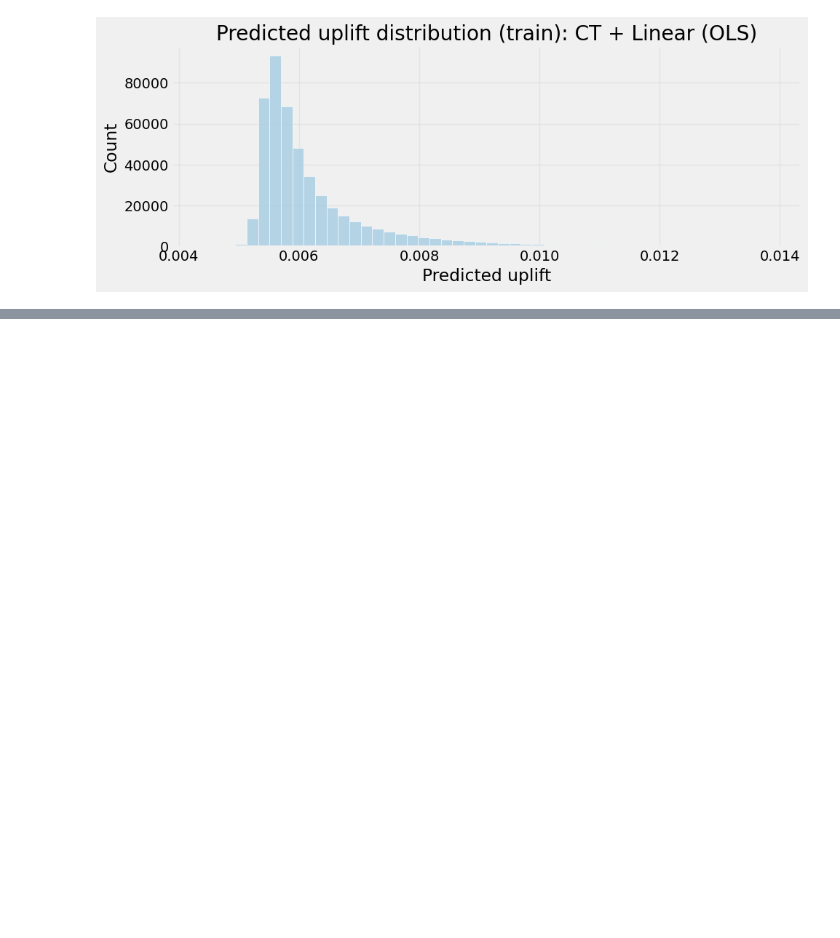
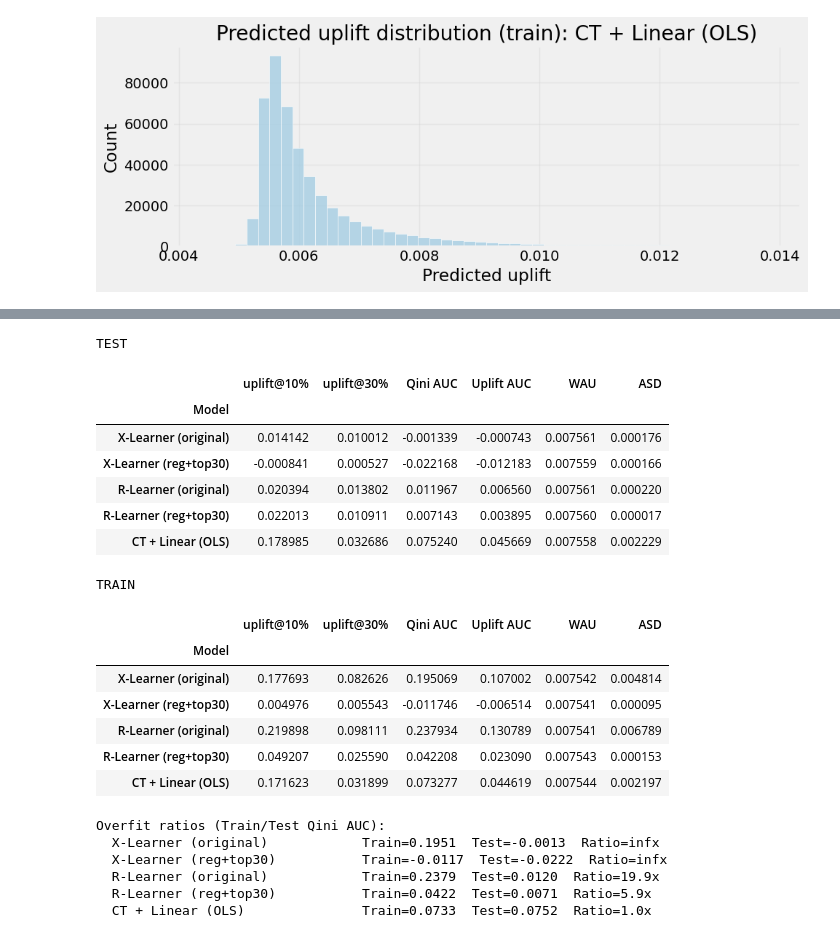
Before and after one commit to Xlemon5/lenta-uplift-modeling, a Jupyter notebook: modeling_core_models.ipynb, the cells around one changed output, grey strips where cells are left out. Cells and saved outputs as stored; diff of their text form; code cells hidden in the pictures; blank space fills up the shorter version.

```diff
--- a/modeling_core_models.ipynb
+++ b/modeling_core_models.ipynb
@@ -413,0 +484,65 @@ Min: 0.0044, Max: 0.0139
+# %%
+# ── Comparison: original vs regularized ──────────────────────────────────────
+comparison = pd.DataFrame([
+    {"Model": "X-Learner (original)",
+     **evaluate_metrics(y_test, predictions["X-Learner (LGBM)"], treatment_test)},
+    {"Model": "X-Learner (reg+top30)",
+     **evaluate_metrics(y_test, xl_reg_test, treatment_test)},
+    {"Model": "R-Learner (original)",
+     **evaluate_metrics(y_test, predictions["R-Learner (LGBM)"], treatment_test)},
+    {"Model": "R-Learner (reg+top30)",
+     **evaluate_metrics(y_test, rl_reg_test, treatment_test)},
+    {"Model": "CT + Linear (OLS)",
+     **evaluate_metrics(y_test, predictions["CT + Linear (OLS)"], treatment_test)},
+]).set_index("Model")
+
+comparison_train = pd.DataFrame([
+    {"Model": "X-Learner (original)",
+     **evaluate_metrics(y_train, predictions_train["X-Learner (LGBM)"], treatment_train)},
+    {"Model": "X-Learner (reg+top30)",
+     **evaluate_metrics(y_train, xl_reg_train, treatment_train)},
+    {"Model": "R-Learner (original)",
+     **evaluate_metrics(y_train, predictions_train["R-Learner (LGBM)"], treatment_train)},
+    {"Model": "R-Learner (reg+top30)",
+     **evaluate_metrics(y_train, rl_reg_train, treatment_train)},
+    {"Model": "CT + Linear (OLS)",
+     **evaluate_metrics(y_train, predictions_train["CT + Linear (OLS)"], treatment_train)},
+]).set_index("Model")
+
+print("TEST")
+display(comparison)
+print()
+print("TRAIN")
+display(comparison_train)
+print()
+
+# Overfit ratios
+print("Overfit ratios (Train/Test Qini AUC):")
+for name in comparison.index:
+    q_tr = comparison_train.loc[name, "Qini AUC"]
+    q_te = comparison.loc[name, "Qini AUC"]
+    ratio = q_tr / q_te if q_te > 0 else float("inf")
+    print(f"  {name:<30s}  Train={q_tr:.4f}  Test={q_te:.4f}  Ratio={ratio:.1f}x")
+# %% [output]
+TEST
+|  | uplift@10% | uplift@30% | Qini AUC | Uplift AUC | WAU | ASD |
+| Model |  |  |  |  |  |  |
+| X-Learner (original) | 0.014142 | 0.010012 | -0.001339 | -0.000743 | 0.007561 | 0.000176 |
+| X-Learner (reg+top30) | -0.000841 | 0.000527 | -0.022168 | -0.012183 | 0.007559 | 0.000166 |
+| R-Learner (original) | 0.020394 | 0.013802 | 0.011967 | 0.006560 | 0.007561 | 0.000220 |
+| R-Learner (reg+top30) | 0.022013 | 0.010911 | 0.007143 | 0.003895 | 0.007560 | 0.000017 |
+| CT + Linear (OLS) | 0.178985 | 0.032686 | 0.075240 | 0.045669 | 0.007558 | 0.002229 |
+TRAIN
+|  | uplift@10% | uplift@30% | Qini AUC | Uplift AUC | WAU | ASD |
+| Model |  |  |  |  |  |  |
+| X-Learner (original) | 0.177693 | 0.082626 | 0.195069 | 0.107002 | 0.007542 | 0.004814 |
+| X-Learner (reg+top30) | 0.004976 | 0.005543 | -0.011746 | -0.006514 | 0.007541 | 0.000095 |
+| R-Learner (original) | 0.219898 | 0.098111 | 0.237934 | 0.130789 | 0.007541 | 0.006789 |
+| R-Learner (reg+top30) | 0.049207 | 0.025590 | 0.042208 | 0.023090 | 0.007543 | 0.000153 |
+| CT + Linear (OLS) | 0.171623 | 0.031899 | 0.073277 | 0.044619 | 0.007544 | 0.002197 |
+Overfit ratios (Train/Test Qini AUC):
+  X-Learner (original)            Train=0.1951  Test=-0.0013  Ratio=infx
+  X-Learner (reg+top30)           Train=-0.0117  Test=-0.0222  Ratio=infx
+  R-Learner (original)            Train=0.2379  Test=0.0120  Ratio=19.9x
+  R-Learner (reg+top30)           Train=0.0422  Test=0.0071  Ratio=5.9x
+  CT + Linear (OLS)               Train=0.0733  Test=0.0752  Ratio=1.0x
```
Also changed, not shown: parts of 9 cells of this notebook, 2 other files.
